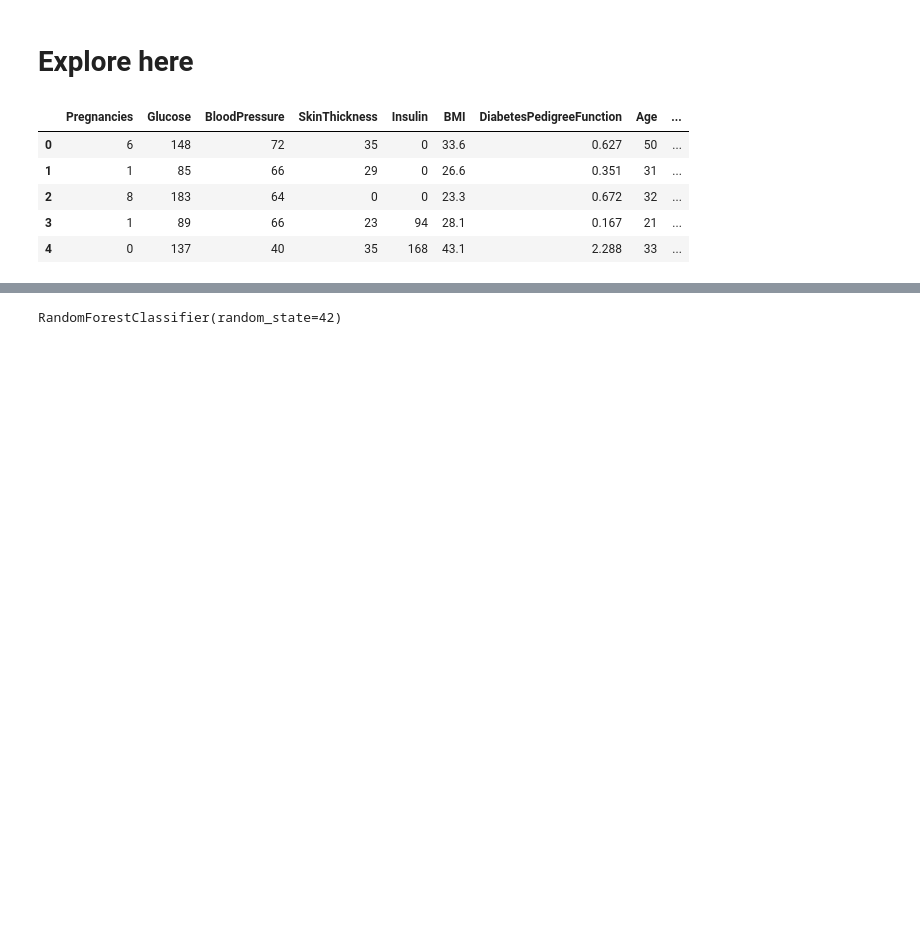
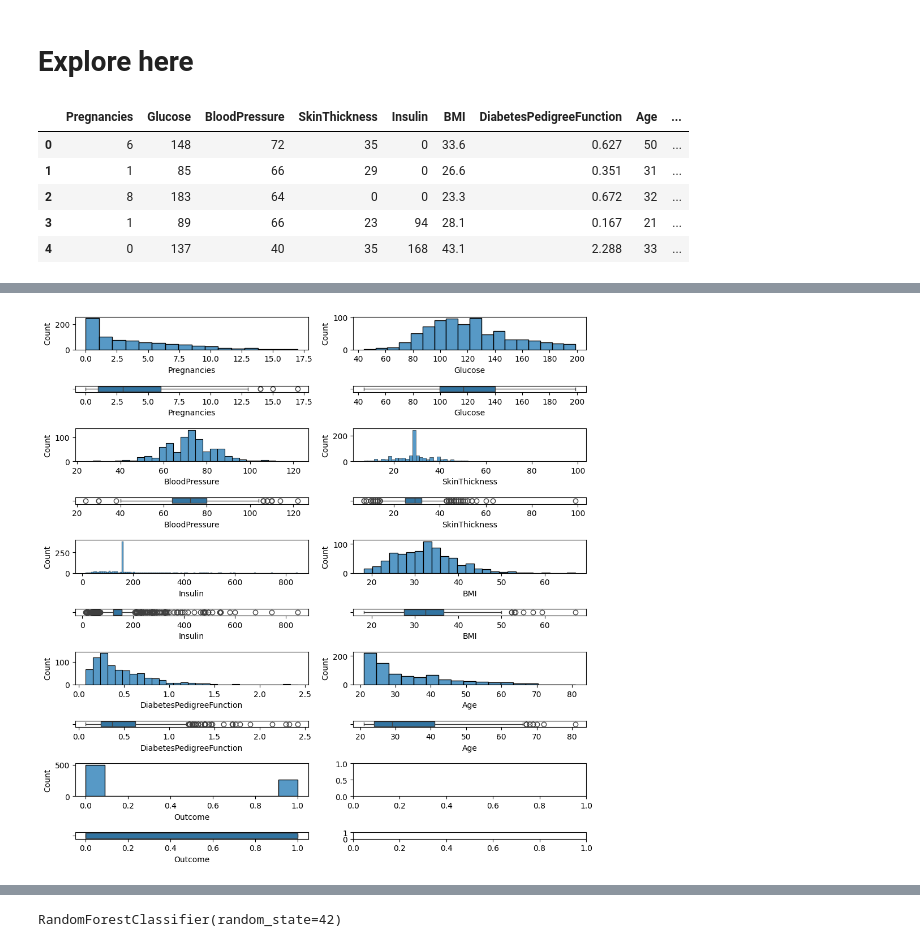
Before and after one commit to Fergo20011/Bosque-aleatorio, a Jupyter notebook: src/explore.ipynb, the cells around one changed output, grey strips where cells are left out. Drawn from its saved outputs; the diff is of its cells as text; code cells hidden in the pictures; blank space fills up the shorter version.

```diff
--- a/src/explore.ipynb
+++ b/src/explore.ipynb
@@ -16,0 +95,3 @@ df.head()
+# %%
+df = df.mask(df == 0, df[['Glucose', 'BloodPressure', 'SkinThickness', 'Insulin', 'BMI']].replace(0, pd.NA).mean(), axis=1)
+df
@@ -16,0 +112,3 @@ df.head()
+# %%
+df = df.fillna(0)
+df
@@ -16,0 +129,6 @@ df.head()
+# %%
+
+from Feroz import analisis_numerico_numerico
+analisis_numerico_numerico(df,'Outcome')
+# %% [output]
+[figure, added]
```
Also changed, not shown: parts of 20 cells of this notebook, 2 other files.
